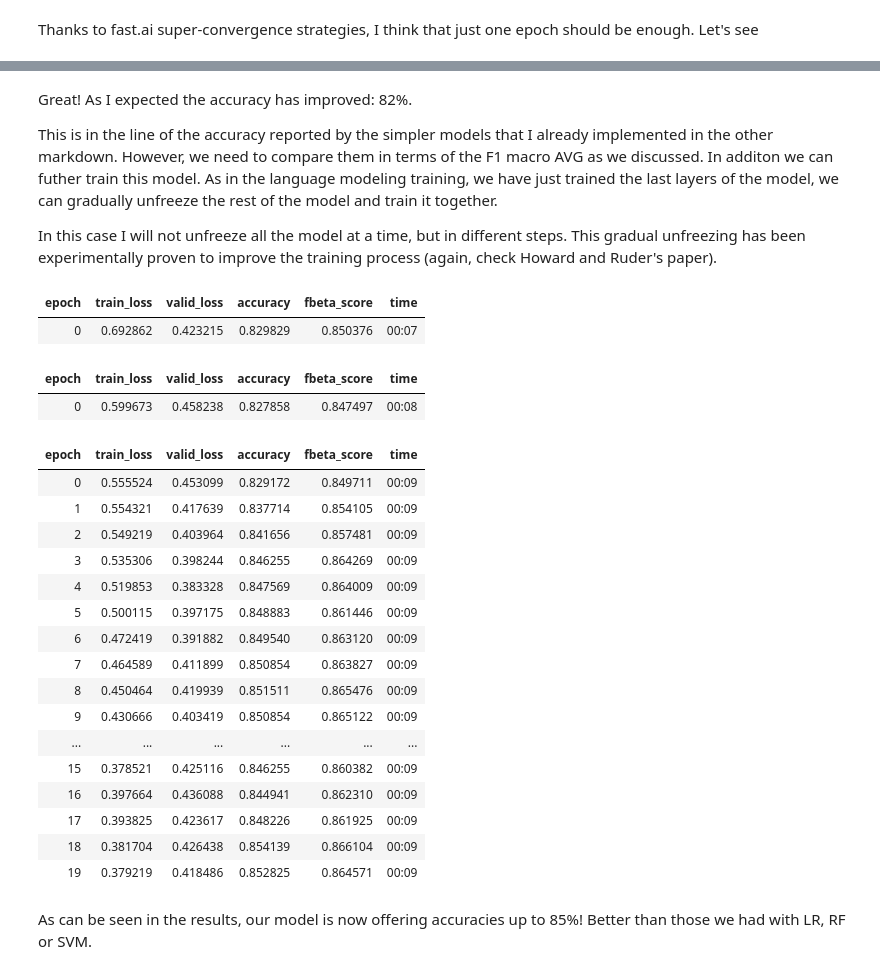
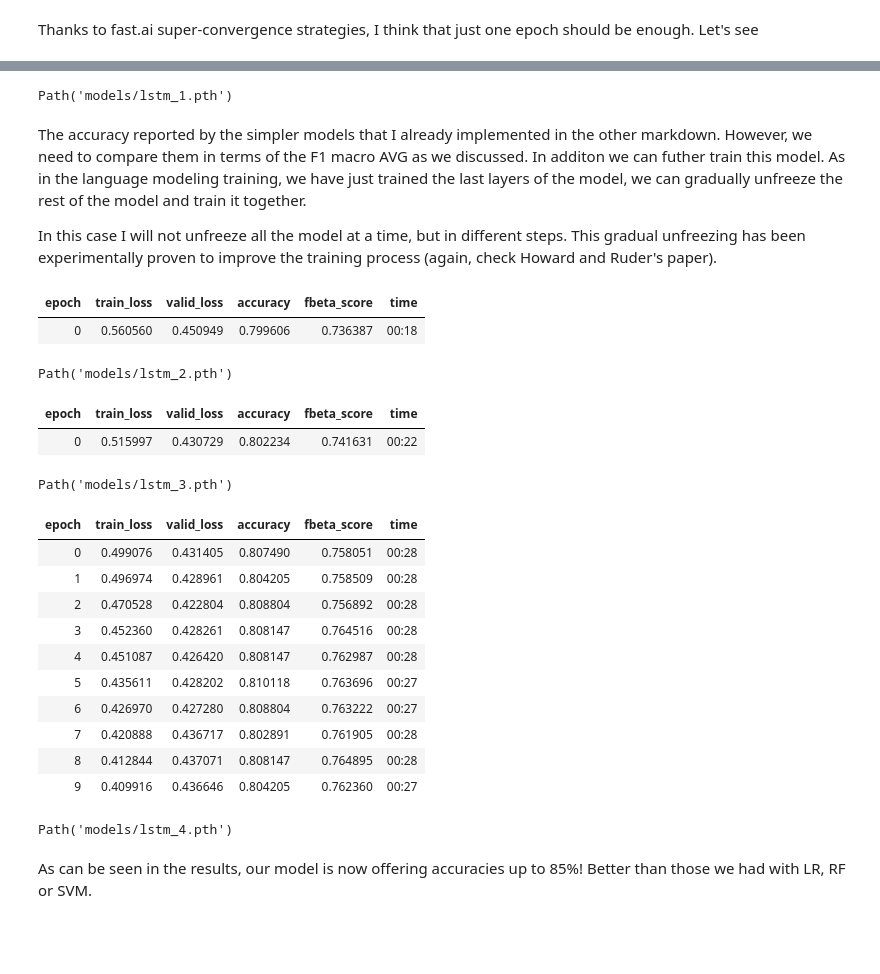
Before and after one commit to fassamfs/NLP-SAMBD-EN-2021, a Jupyter notebook: text_classification_practice/day2.ipynb, the cells around one changed output, grey strips where cells are left out. Cells and saved outputs as stored; diff of their text form; code cells hidden in the pictures; blank space fills up the shorter version.

```diff
--- a/text_classification_practice/day2.ipynb
+++ b/text_classification_practice/day2.ipynb
@@ -1341,8 +1338,7 @@ dls_class = DataBlock(
             CategoryBlock), # Because we will use these data for classification
     get_x=ColReader('text'),
     get_y=ColReader('target'),
-    splitter=RandomSplitter(0.2)) # Randomly splits the dataset (20% for Validation, 80% for training)
-.dataloaders(training_df, bs=64)
+    splitter=RandomSplitter(0.2)).dataloaders(training_df, bs=64)
 
 dls_class.show_batch(max_n=10)
 # %% [output]
@@ -1375,6 +1371,6 @@ SuggestedLRs(lr_min=0.025118863582611083, lr_steep=1.3182567499825382e-06)
 # %% [markdown]
 Thanks to fast.ai super-convergence strategies, I think that just one epoch should be enough. Let's see
 # %%
-learn.fit_one_cycle(1, 1e-2)
+learn.fit_one_cycle(1, 0.0036)
 # %% [output]
 | epoch | train_loss | valid_loss | accuracy | fbeta_score | time |
@@ -1382,50 +1378,50 @@ learn.fit_one_cycle(1, 1e-2)
 # %%
 learn.save('lstm_1')
+# %% [output]
+Path('models/lstm_1.pth')
 # %% [markdown]
-Great! As I expected the accuracy has improved: 82%.
-
-This is in the line of the accuracy reported by the simpler models that I already implemented in the other markdown. However, we need to compare them in terms of the F1 macro AVG as we discussed. In additon we can futher train this model. As in the language modeling training, we have just trained the last layers of the model, we can gradually unfreeze the rest of the model and train it together.
+The accuracy reported by the simpler models that I already implemented in the other markdown. However, we need to compare them in terms of the F1 macro AVG as we discussed. In additon we can futher train this model. As in the language modeling training, we have just trained the last layers of the model, we can gradually unfreeze the rest of the model and train it together.
 
 In this case I will not unfreeze all the model at a time, but in different steps. This gradual unfreezing has been experimentally proven to improve the training process (again, check Howard and Ruder's paper).
 # %%
 learn.freeze_to(-2)
-learn.fit_one_cycle(1, slice(1e-2/(2.6**4),1e-2))
+learn.fit_one_cycle(1, slice(0.0036/(2.6**4),0.0036))
 # %% [output]
 | epoch | train_loss | valid_loss | accuracy | fbeta_score | time |
-| 0 | 0.692862 | 0.423215 | 0.829829 | 0.850376 | 00:07 |
+| 0 | 0.560560 | 0.450949 | 0.799606 | 0.736387 | 00:18 |
 # %%
 learn.save('lstm_2')
+# %% [output]
+Path('models/lstm_2.pth')
 # %%
 learn.freeze_to(-3)
-learn.fit_one_cycle(1, slice(1e-2/2/(2.6**4),1e-2/2))
+learn.fit_one_cycle(1, slice(0.0036/2/(2.6**4),0.0036/2))
 # %% [output]
 | epoch | train_loss | valid_loss | accuracy | fbeta_score | time |
-| 0 | 0.599673 | 0.458238 | 0.827858 | 0.847497 | 00:08 |
+| 0 | 0.515997 | 0.430729 | 0.802234 | 0.741631 | 00:22 |
 # %%
 learn.save('lstm_3')
+# %% [output]
+Path('models/lstm_3.pth')
 # %%
 learn.unfreeze()
-learn.fit_one_cycle(20, slice(1e-2/10/(2.6**4),1e-2/10))
+learn.fit_one_cycle(10, slice(0.0036/10/(2.6**4),0.0036/10))
 # %% [output]
 | epoch | train_loss | valid_loss | accuracy | fbeta_score | time |
-| 0 | 0.555524 | 0.453099 | 0.829172 | 0.849711 | 00:09 |
-| 1 | 0.554321 | 0.417639 | 0.837714 | 0.854105 | 00:09 |
-| 2 | 0.549219 | 0.403964 | 0.841656 | 0.857481 | 00:09 |
-| 3 | 0.535306 | 0.398244 | 0.846255 | 0.864269 | 00:09 |
-| 4 | 0.519853 | 0.383328 | 0.847569 | 0.864009 | 00:09 |
-| 5 | 0.500115 | 0.397175 | 0.848883 | 0.861446 | 00:09 |
-| 6 | 0.472419 | 0.391882 | 0.849540 | 0.863120 | 00:09 |
-| 7 | 0.464589 | 0.411899 | 0.850854 | 0.863827 | 00:09 |
-| 8 | 0.450464 | 0.419939 | 0.851511 | 0.865476 | 00:09 |
-| 9 | 0.430666 | 0.403419 | 0.850854 | 0.865122 | 00:09 |
-| ... | ... | ... | ... | ... | ... |
-| 15 | 0.378521 | 0.425116 | 0.846255 | 0.860382 | 00:09 |
-| 16 | 0.397664 | 0.436088 | 0.844941 | 0.862310 | 00:09 |
-| 17 | 0.393825 | 0.423617 | 0.848226 | 0.861925 | 00:09 |
-| 18 | 0.381704 | 0.426438 | 0.854139 | 0.866104 | 00:09 |
-| 19 | 0.379219 | 0.418486 | 0.852825 | 0.864571 | 00:09 |
+| 0 | 0.499076 | 0.431405 | 0.807490 | 0.758051 | 00:28 |
+| 1 | 0.496974 | 0.428961 | 0.804205 | 0.758509 | 00:28 |
+| 2 | 0.470528 | 0.422804 | 0.808804 | 0.756892 | 00:28 |
+| 3 | 0.452360 | 0.428261 | 0.808147 | 0.764516 | 00:28 |
+| 4 | 0.451087 | 0.426420 | 0.808147 | 0.762987 | 00:28 |
+| 5 | 0.435611 | 0.428202 | 0.810118 | 0.763696 | 00:27 |
+| 6 | 0.426970 | 0.427280 | 0.808804 | 0.763222 | 00:27 |
+| 7 | 0.420888 | 0.436717 | 0.802891 | 0.761905 | 00:28 |
+| 8 | 0.412844 | 0.437071 | 0.808147 | 0.764895 | 00:28 |
+| 9 | 0.409916 | 0.436646 | 0.804205 | 0.762360 | 00:27 |
 # %%
 learn.save('lstm_4')
+# %% [output]
+Path('models/lstm_4.pth')
 # %% [markdown]
 As can be seen in the results, our model is now offering accuracies up to 85%! Better than those we had with LR, RF or SVM.
 # %% [markdown]
```
Also changed, not shown: parts of 25 cells of this notebook.
